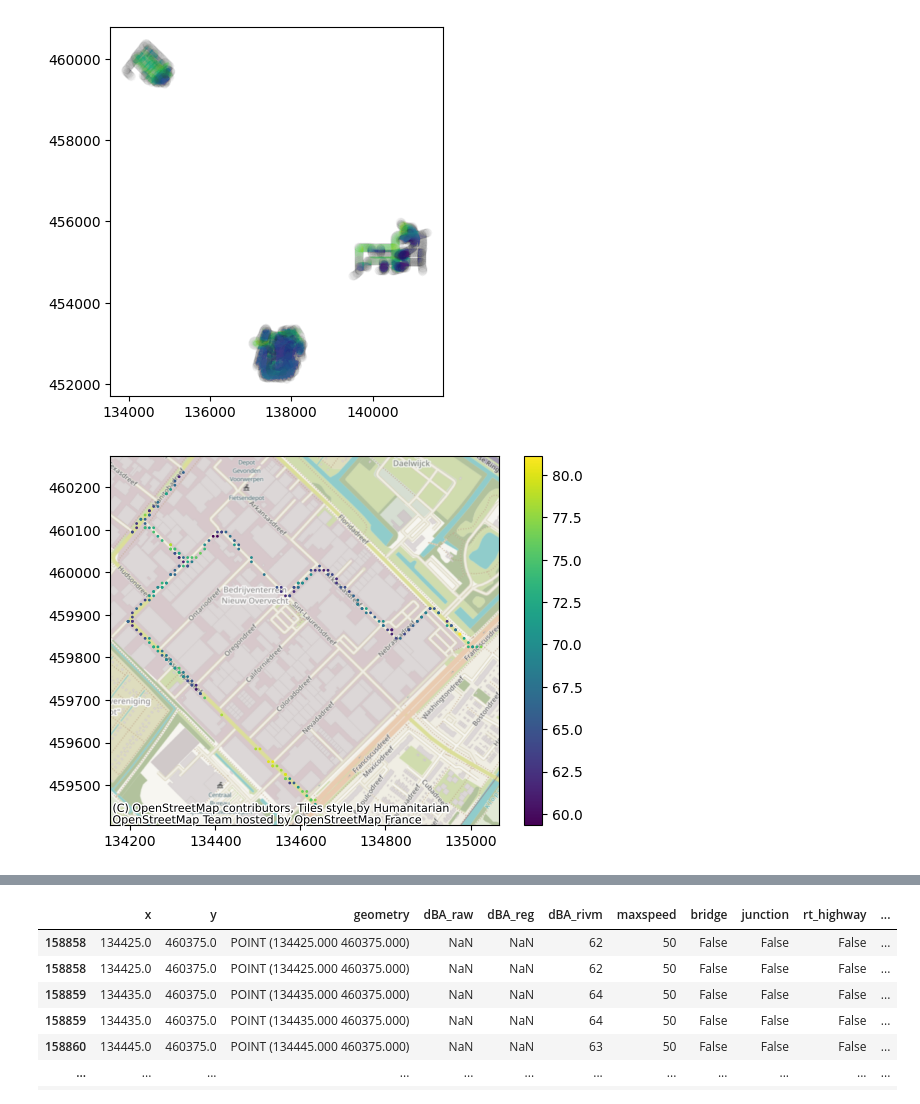
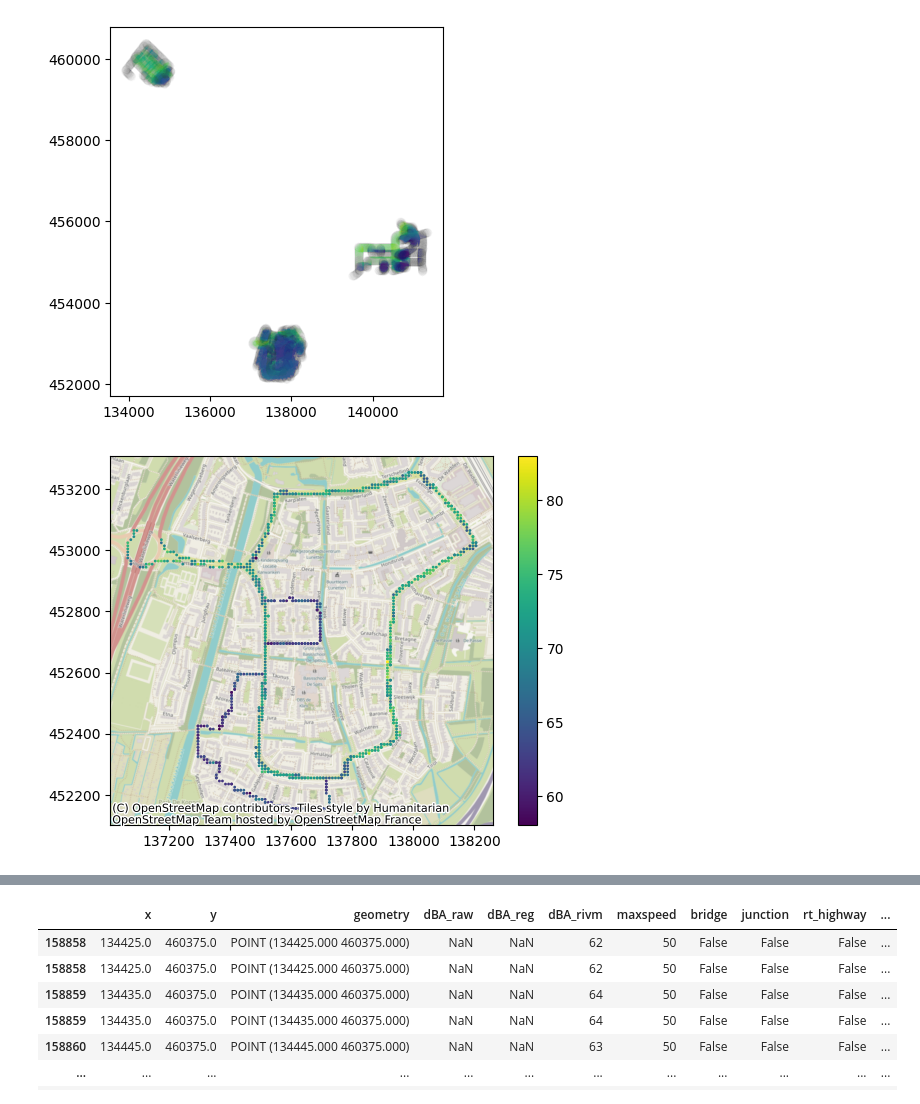
Before and after one commit to Floris-C/noise-thesis, a Jupyter notebook: final_method/02-model_preprocessing.ipynb, the cells around one changed output, grey strips where cells are left out. Cells and saved outputs as stored; diff of their text form; code cells hidden in the pictures.

```diff
--- a/final_method/02-model_preprocessing.ipynb
+++ b/final_method/02-model_preprocessing.ipynb
@@ -287,7 +287,7 @@ gdf.plot(column='dBA_rivm', alpha=0.0025)
 <Axes: >
 [figure]
 # %%
-ax = road_dba_gdf.plot(column='dBA_reg', markersize=1, legend=True)
-cx.add_basemap(ax, crs=road_dba_gdf.crs)
+ax = gdf[gdf['sub_area'] == 'Lunetten'].plot(column='dBA_reg_adj', markersize=1, legend=True)
+cx.add_basemap(ax, crs=gdf.crs)
 # %% [output]
-[figure, old version]
+[figure, new version]
```
Also changed, not shown: parts of 2 cells of this notebook, 3 other files.
